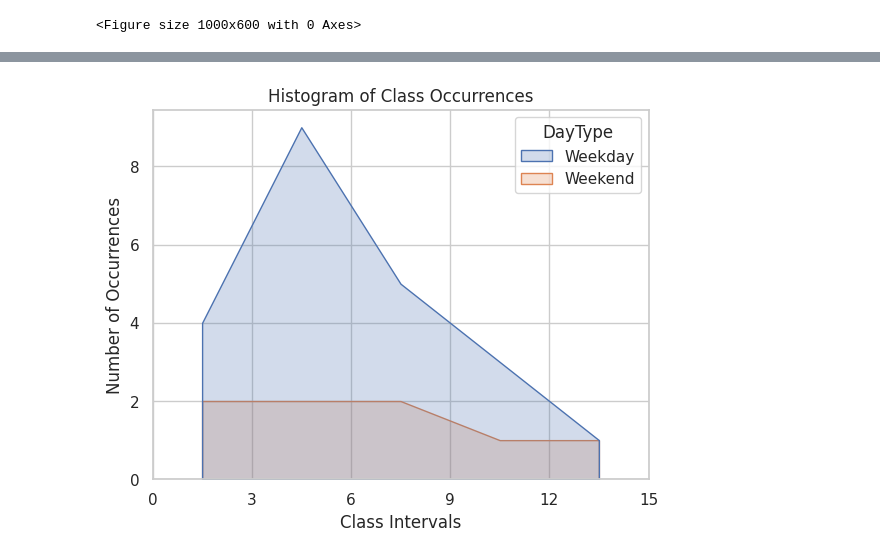
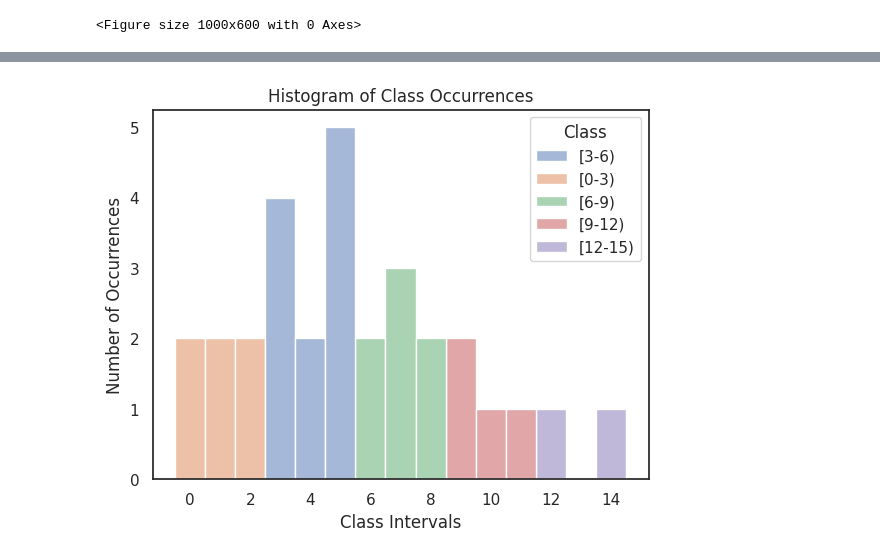
Before and after one commit to manujsinghwal/applied-statistics-in-python, a Jupyter notebook: 2. data-vizualization/the_histogram.ipynb, the cells around one changed output, grey strips where cells are left out. Cells and saved outputs as stored; diff of their text form; code cells hidden in the pictures.

```diff
--- a/2. data-vizualization/the_histogram.ipynb
+++ b/2. data-vizualization/the_histogram.ipynb
@@ -46,11 +46,15 @@ import matplotlib.pyplot as plt
 # %%
 # Generating dataset
 df = pd.DataFrame({
+    'Date':['2021-03-01','2021-03-02','2021-03-03','2021-03-04','2021-03-05','2021-03-06','2021-03-07','2021-03-08','2021-03-09','2021-03-10','2021-03-11','2021-03-12','2021-03-13','2021-03-14','2021-03-15','2021-03-16','2021-03-17','2021-03-18','2021-03-19','2021-03-20','2021-03-21','2021-03-22','2021-03-23','2021-03-24','2021-03-25','2021-03-26','2021-03-27','2021-03-28','2021-03-29','2021-03-30'],
     'Class': ['[3-6)','[3-6)','[0-3)','[0-3)','[6-9)','[6-9)','[3-6)','[6-9)','[6-9)','[3-6)','[0-3)','[9-12)','[0-3)','[12-15)','[12-15)','[3-6)','[3-6)','[9-12)','[6-9)','[0-3)','[9-12)','[9-12)','[3-6)','[3-6)','[0-3)','[3-6)','[6-9)','[3-6)','[3-6)','[6-9)'],
     'CallsPerDay': [4,5,1,0,7,8,3,6,8,3,0,9,2,12,14,5,5,10,7,2,11,9,4,3,1,5,7,3,5,6],
-    'DayType': ['Weekday','Weekday','Weekday','Weekday','Weekday','Weekend','Weekend','Weekday','Weekday','Weekday','Weekday','Weekday','Weekend','Weekend','Weekday','Weekday','Weekday','Weekday','Weekday','Weekend','Weekend','Weekday','Weekday','Weekday','Weekday','Weekday','Weekend','Weekend','Weekday','Weekday'],
-    'Date':['2021-03-01','2021-03-02','2021-03-03','2021-03-04','2021-03-05','2021-03-06','2021-03-07','2021-03-08','2021-03-09','2021-03-10','2021-03-11','2021-03-12','2021-03-13','2021-03-14','2021-03-15','2021-03-16','2021-03-17','2021-03-18','2021-03-19','2021-03-20','2021-03-21','2021-03-22','2021-03-23','2021-03-24','2021-03-25','2021-03-26','2021-03-27','2021-03-28','2021-03-29','2021-03-30']
+    'DayType': ['Weekday','Weekday','Weekday','Weekday','Weekday','Weekend','Weekend','Weekday','Weekday','Weekday','Weekday','Weekday','Weekend','Weekend','Weekday','Weekday','Weekday','Weekday','Weekday','Weekend','Weekend','Weekday','Weekday','Weekday','Weekday','Weekday','Weekend','Weekend','Weekday','Weekday']
 })
+
+# Getting weekdays for above dates
+df['Date'] = pd.to_datetime(df['Date'])
+df['Weekday'] = df['Date'].dt.strftime('%a')
 
 # Shows top 5 records only
 df.head()
@@ -81,7 +85,7 @@ array([ 0,  3,  6,  9, 12, 15])
 # %%
 # Setting up some customizations
 plt.figure(figsize=(10, 6))  # Set the figure size
-sns.set(style='whitegrid') # Setting the background theme
+sns.set(style='white') # Setting the background theme
 # %% [output]
 <Figure size 1000x600 with 0 Axes>
 # %%
@@ -225,21 +278,17 @@ plt.show()
 # %%
 # Plotting histogram with hue mapping
-# Overlapping bars can be hard to visually resolve. A different approach would be to draw a step function:
+#
 sns.histplot(
     data=df,
     x='CallsPerDay',
-    bins=bins,
-    hue='DayType',
-    element='poly'
+    hue='Class',
+    discrete=True
     )
-
-# Setting up x-axis ticks to match the bin edges
-plt.xticks(bins)
 
 # Adding labels and title
 plt.xlabel("Class Intervals")
 plt.ylabel("Number of Occurrences")
 plt.title("Histogram of Class Occurrences")
 plt.show()
 # %% [output]
-[figure, old version]
+[figure, new version]
```
Also changed, not shown: parts of 17 cells of this notebook.
